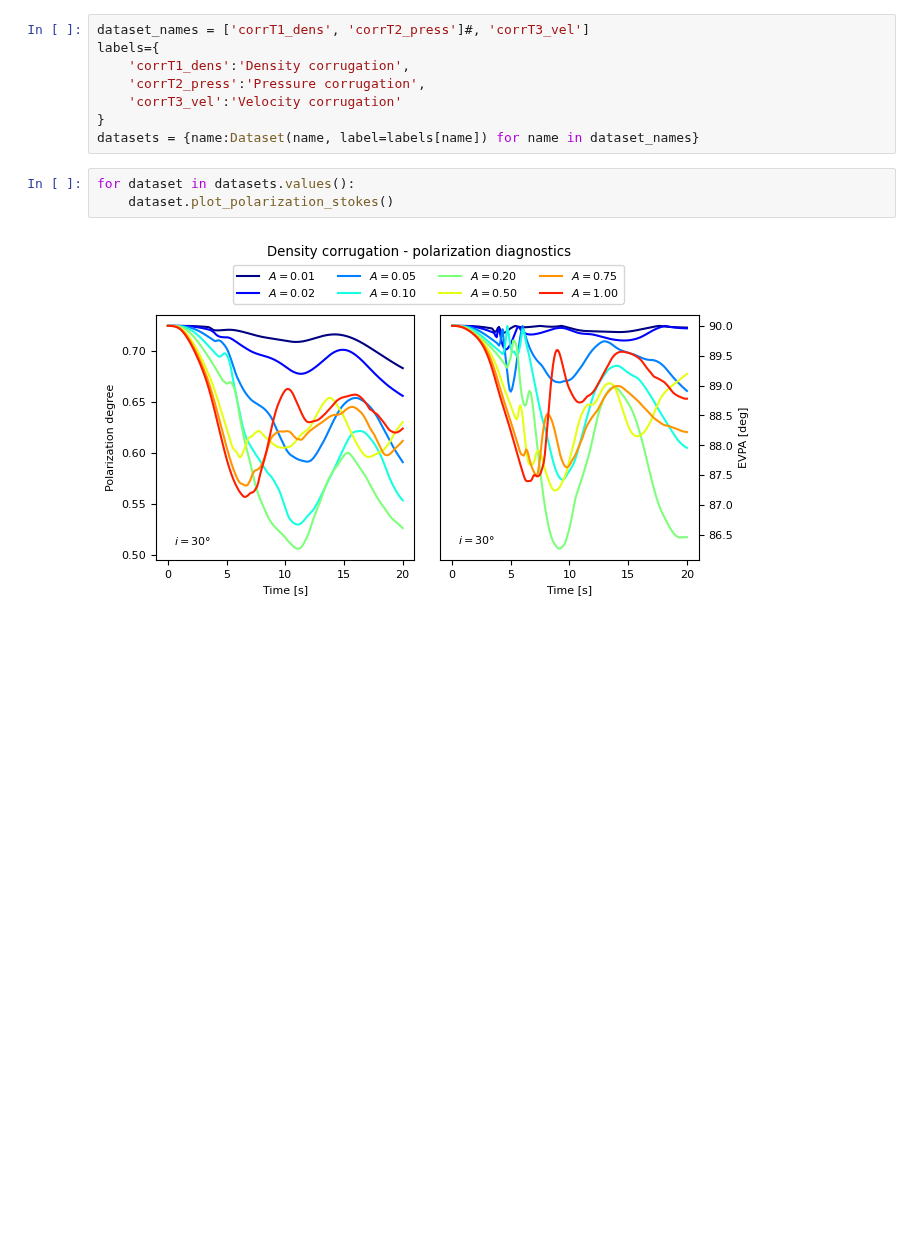
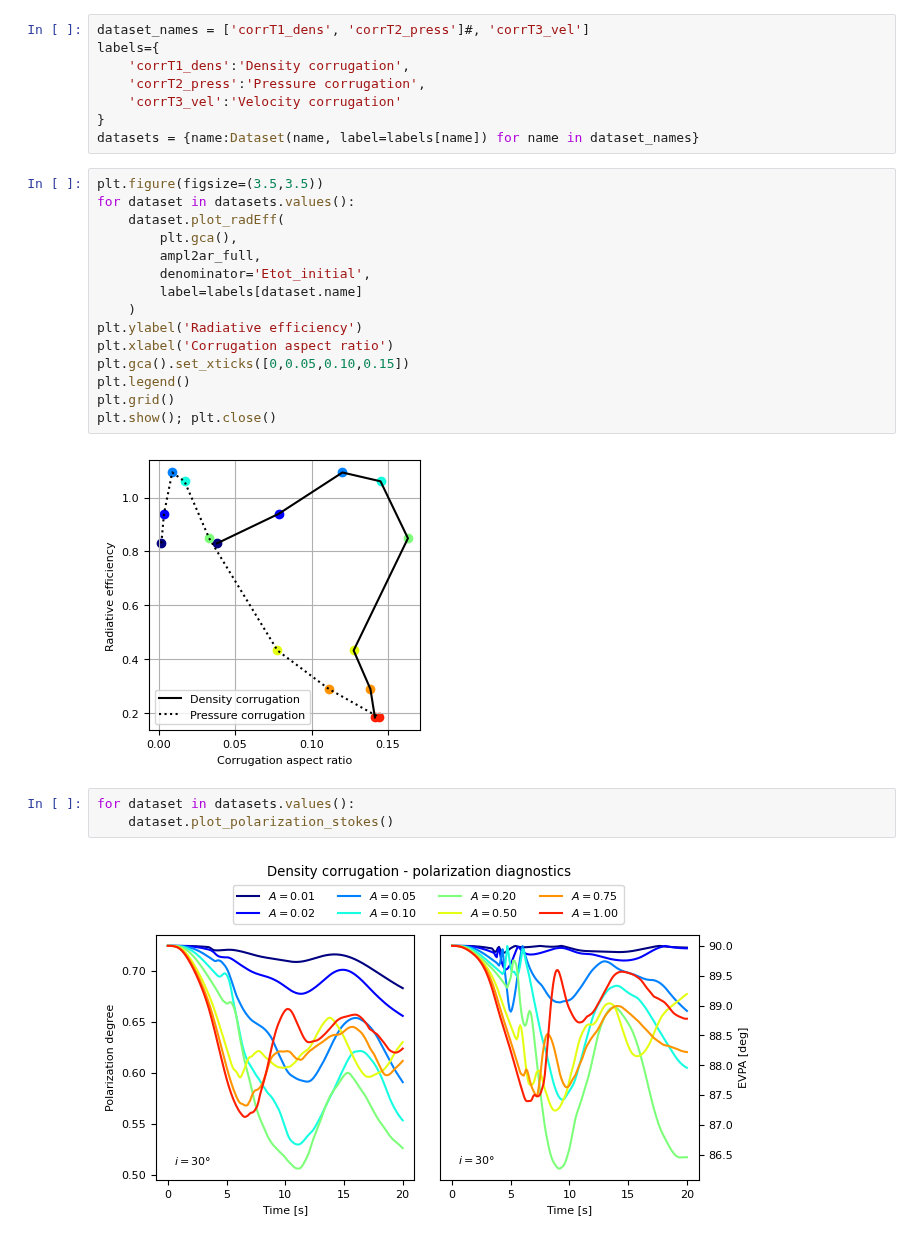
Before and after one commit to ppjanka/Corrugated_internal_shocks, a Jupyter notebook: bin_paper1/paper1_paperPlots.ipynb, the cells around one changed output. Saved outputs shown, nothing was run; the diff lists cells and outputs as text; blank space fills up the shorter version.

```diff
--- a/bin_paper1/paper1_paperPlots.ipynb
+++ b/bin_paper1/paper1_paperPlots.ipynb
@@ -681,6 +839,23 @@ labels={
     'corrT3_vel':'Velocity corrugation'
 }
 datasets = {name:Dataset(name, label=labels[name]) for name in dataset_names}
+# %%
+plt.figure(figsize=(3.5,3.5))
+for dataset in datasets.values():
+    dataset.plot_radEff(
+        plt.gca(),
+        ampl2ar_full,
+        denominator='Etot_initial',
+        label=labels[dataset.name]
+    )
+plt.ylabel('Radiative efficiency')
+plt.xlabel('Corrugation aspect ratio')
+plt.gca().set_xticks([0,0.05,0.10,0.15])
+plt.legend()
+plt.grid()
+plt.show(); plt.close()
+# %% [output]
+[figure, added]
 # %%
 for dataset in datasets.values():
     dataset.plot_polarization_stokes()
```
Also changed, not shown: parts of 17 cells of this notebook.
